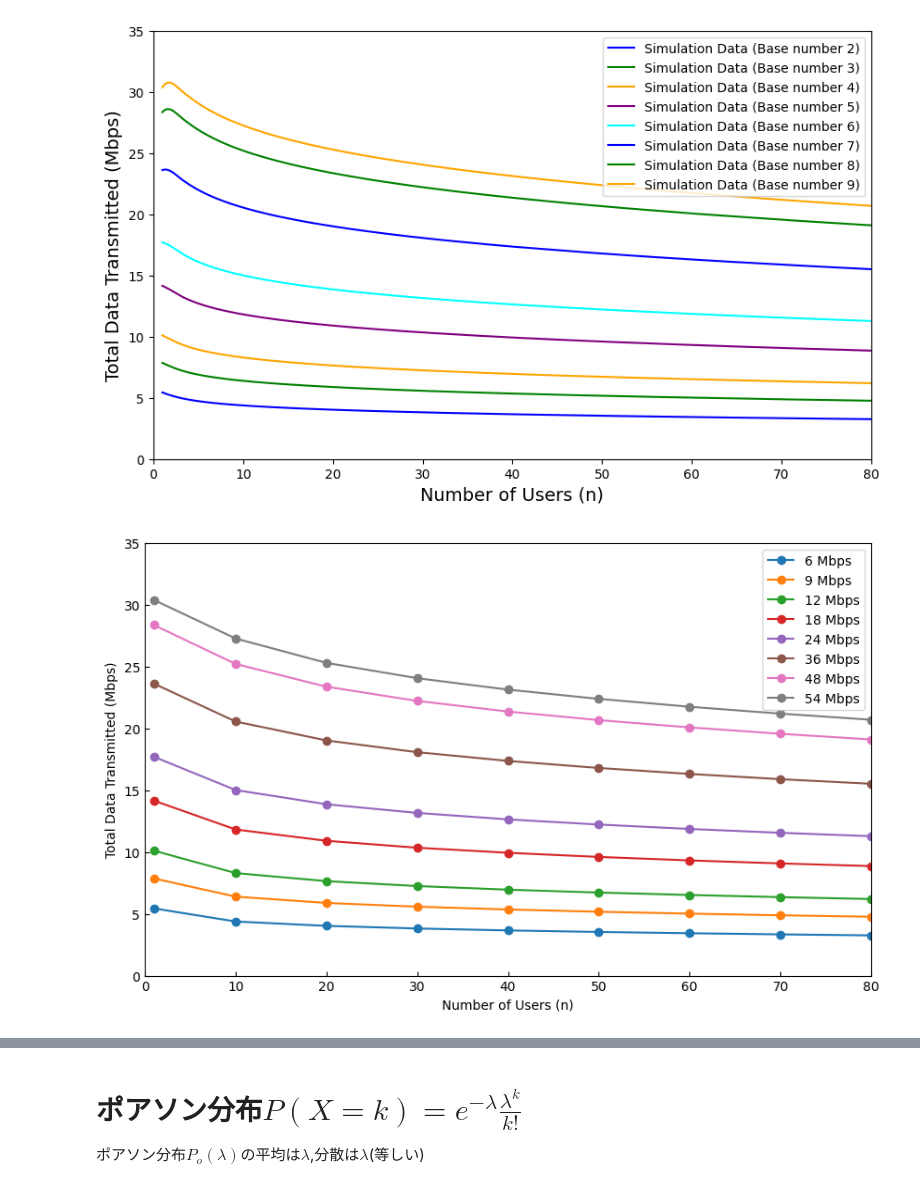
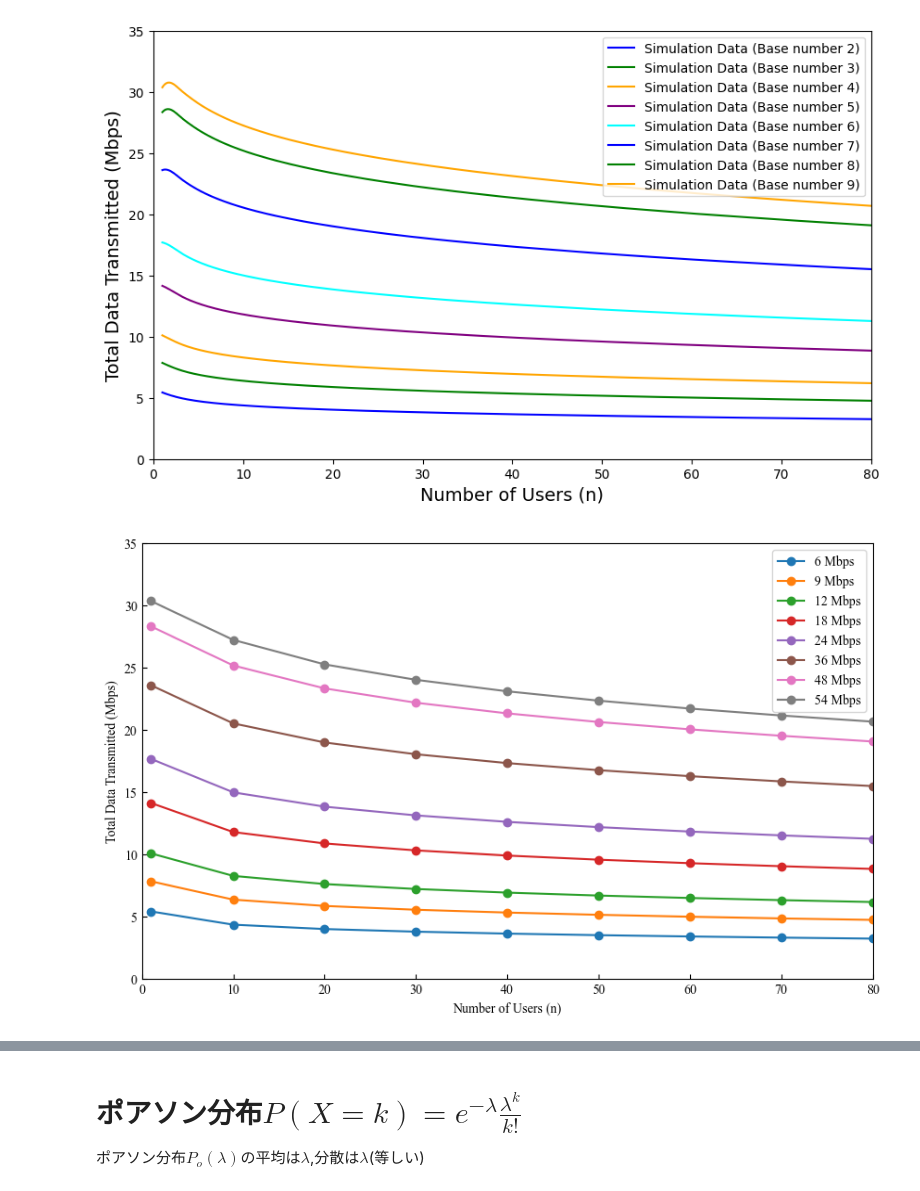
Before and after one commit to ShitaLab-TMCIT/IEEE802.11simulator, a Jupyter notebook: main.ipynb, the cells around one changed output, grey strips where cells are left out. Cells and saved outputs as stored; diff of their text form; code cells hidden in the pictures.

```diff
--- a/main.ipynb
+++ b/main.ipynb
@@ -423,12 +428,16 @@ import numpy as np
 import pandas as pd
 from scipy.interpolate import make_interp_spline
 import os  # ファイル名抽出に利用
+import matplotlib.font_manager as fm  # フォント設定用
+
+# Times New Roman フォントを指定
+times_new_roman = fm.FontProperties(family='Times New Roman')
 
 # CSVファイルを読み込む関数
 def load_csv(file_path):
     return pd.read_csv(file_path)
 
-# 複数のCSVファイルパスのリスト（必要に応じてファイルパスを追加してください）
+# 複数のCSVファイルパスのリスト
 input_files = [
     './out/6 Mbps.csv',
     './out/9 Mbps.csv',
@@ -447,37 +456,40 @@ n_values = [int(col) for col in data_first.columns]
 plt.figure(figsize=(10, 6))
 plt.ylim(0, 35)
 plt.xlim(0, 80)
 plt.rcParams['xtick.direction'] = 'in'
 plt.rcParams['ytick.direction'] = 'in'
+
+plt.rcParams['font.family'] = 'Times New Roman'
 
 colors = plt.rcParams['axes.prop_cycle'].by_key()['color']
 
 # 各CSVファイルについてループ処理
 for i, input_file in enumerate(input_files):
     data = load_csv(input_file)
     results = data.values
 
     # 各列（ユーザ数に対応）の平均と標準偏差を計算
     means = np.mean(results, axis=0)
     std_devs = np.std(results, axis=0)
 
     # シミュレーション結果のスムージング（オプション）
     n_array = np.array(n_values)
     n_smooth = np.linspace(n_array.min(), n_array.max(), 500)
     smooth_means = make_interp_spline(n_array, means)(n_smooth)
 
     # ファイルパスからファイル名だけを抽出してラベルに利用
     file_label = os.path.basename(input_file)[:-4]
 
     # 元のシミュレーションデータをプロット
     plt.plot(n_values, means, marker='o', label=file_label, color=colors[i % len(colors)])
 
-plt.xlabel('Number of Users (n)')
-plt.ylabel('Total Data Transmitted (Mbps)')
-plt.legend()
+# 修正: フォントプロパティを設定
+plt.xlabel('Number of Users (n)', fontproperties=times_new_roman)
+plt.ylabel('Total Data Transmitted (Mbps)', fontproperties=times_new_roman)
+plt.legend(prop=times_new_roman)
 plt.show()
 # %% [output]
-[figure, old version]
+[figure, new version]
 # %% [markdown]
 ![img](./test/Untitled.png)
 # %%
```
Also changed, not shown: parts of 1 cell of this notebook.
